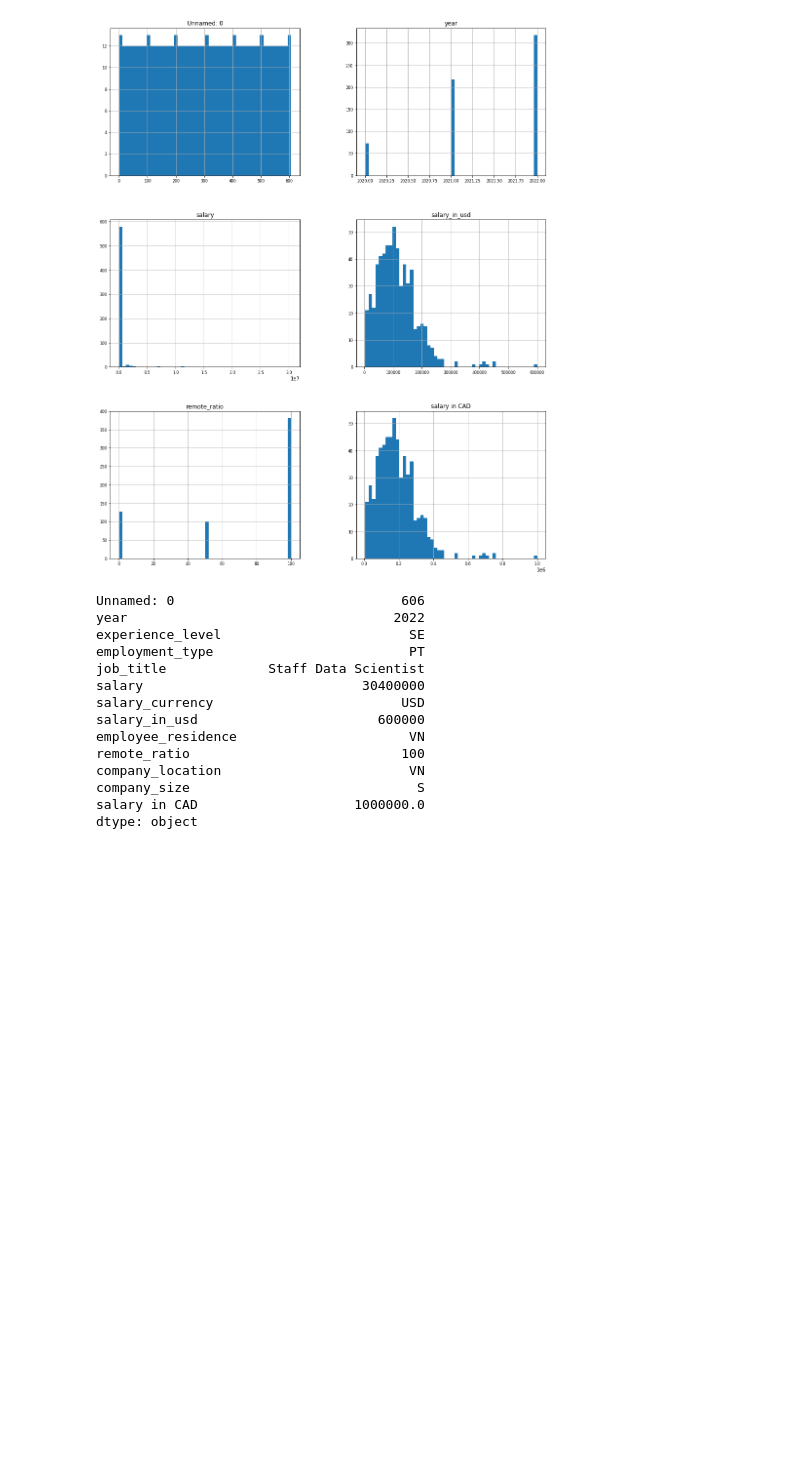
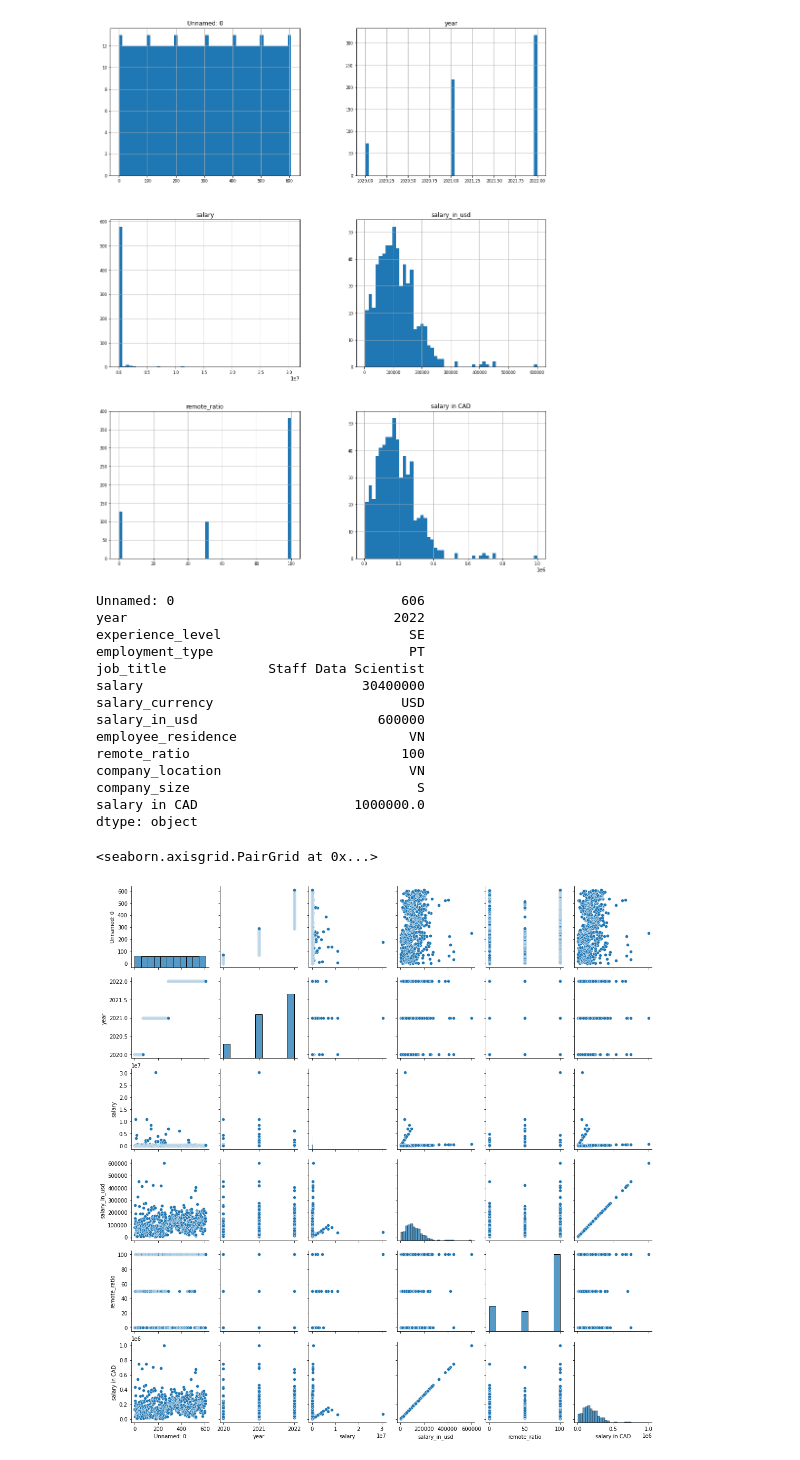
Before and after one commit to mocacookiecrubmle/pandas, a Jupyter notebook: Exploratory_data_analysis_with_Pandas.ipynb, the cells around one changed output. Saved outputs shown, nothing was run; the diff lists cells and outputs as text; code cells hidden in the pictures; blank space fills up the shorter version.

```diff
--- a/Exploratory_data_analysis_with_Pandas.ipynb
+++ b/Exploratory_data_analysis_with_Pandas.ipynb
@@ -558,3 +558,8 @@ company_location                        VN
 company_size                             S
 salary in CAD                    1000000.0
 dtype: object
+# %%
+sns.pairplot(salary)
+# %% [output]
+<seaborn.axisgrid.PairGrid at 0x...>
+[figure, added]
```
Also changed, not shown: parts of 1 cell of this notebook.
